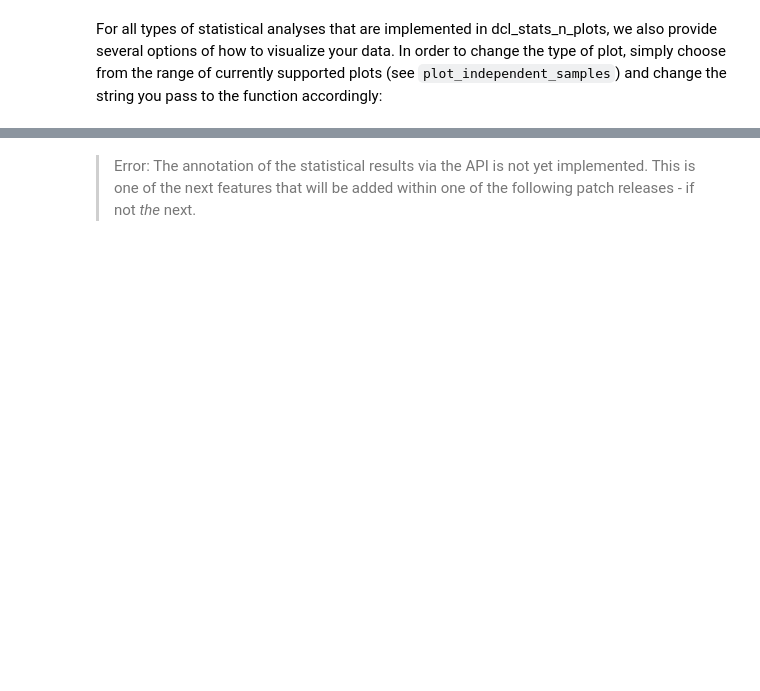
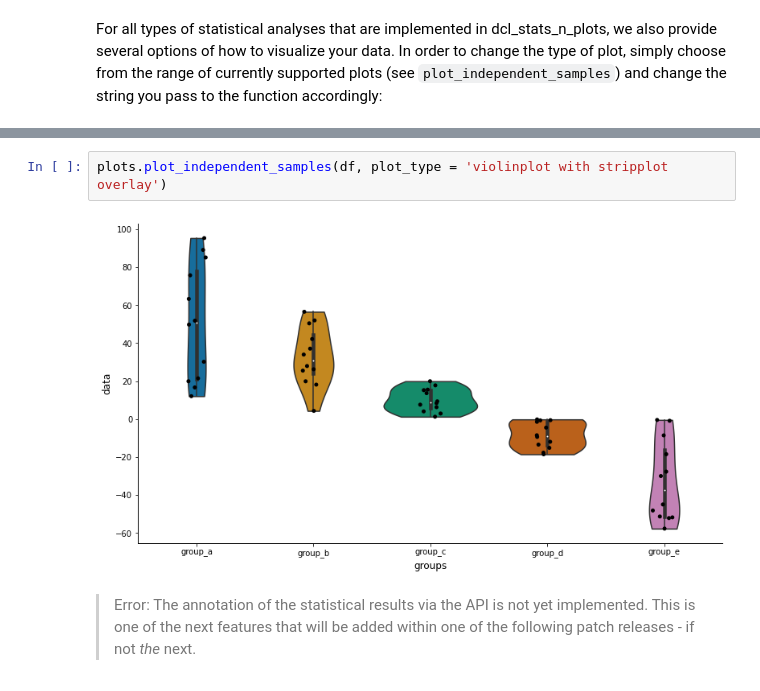
Before and after one commit to Defense-Circuits-Lab/stats_n_plots, a Jupyter notebook: 03_api_tutorial.ipynb, the cells around one changed output, grey strips where cells are left out. Cells and saved outputs as stored; diff of their text form; blank space fills up the shorter version.

```diff
--- a/03_api_tutorial.ipynb
+++ b/03_api_tutorial.ipynb
@@ -96,3 +118,7 @@ plots.plot_independent_samples(df, plot_type = 'violinplot with stripplot overla
+# %%
+plots.plot_independent_samples(df, plot_type = 'violinplot with stripplot overlay')
+# %% [output]
+[figure, added]
 # %% [markdown]
 > Error: The annotation of the statistical results via the API is not yet implemented. This is one of the next features that will be added within one of the following patch releases - if not *the* next.
 # %% [markdown]
```
Also changed, not shown: parts of 14 cells of this notebook, 1 other file.
